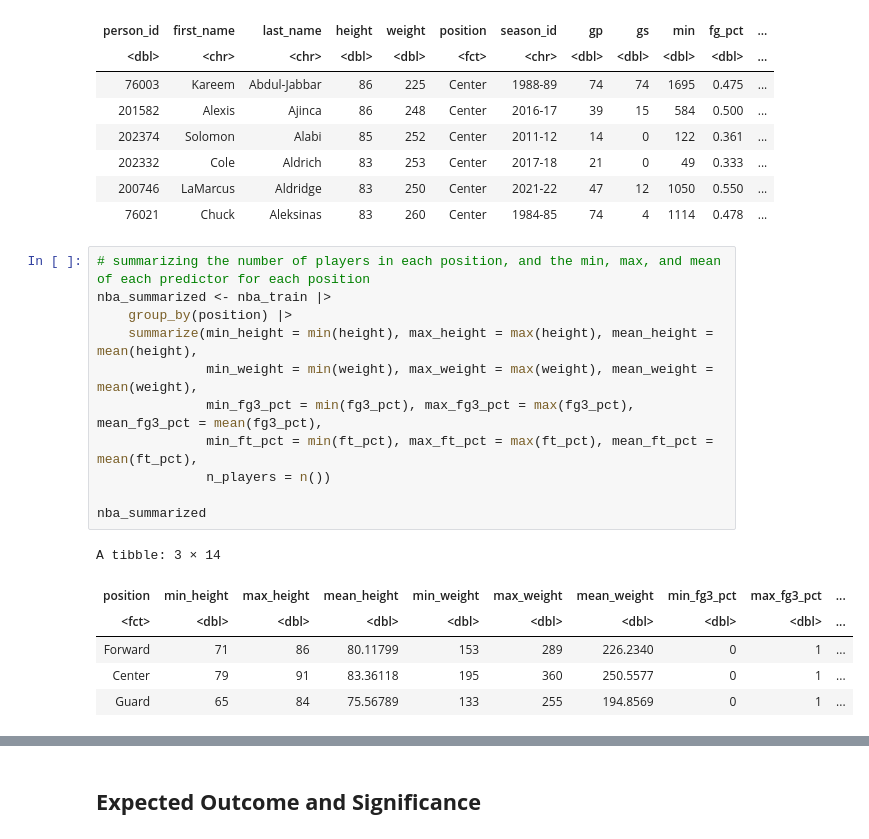
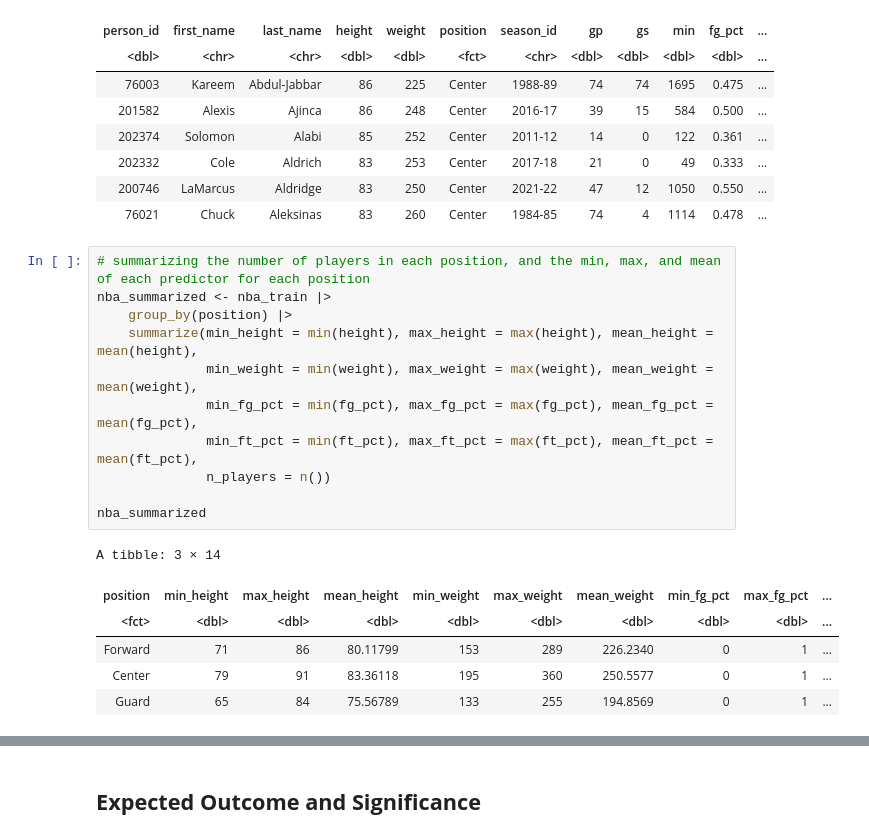
Before and after one commit to jakobsereda/nba-classifier, a Jupyter notebook: nba-classifier-proposal.ipynb, the cells around one changed output, grey strips where cells are left out. Saved outputs shown, nothing was run; the diff lists cells and outputs as text.

```diff
--- a/nba-classifier-proposal.ipynb
+++ b/nba-classifier-proposal.ipynb
@@ -63,17 +63,17 @@ A tibble: 6 × 20
 # %%
 # summarizing the number of players in each position, and the min, max, and mean of each predictor for each position
 nba_summarized <- nba_train |>
     group_by(position) |>
     summarize(min_height = min(height), max_height = max(height), mean_height = mean(height),
               min_weight = min(weight), max_weight = max(weight), mean_weight = mean(weight),
-              min_fg3_pct = min(fg3_pct), max_fg3_pct = max(fg3_pct), mean_fg3_pct = mean(fg3_pct),
+              min_fg_pct = min(fg_pct), max_fg_pct = max(fg_pct), mean_fg_pct = mean(fg_pct),
               min_ft_pct = min(ft_pct), max_ft_pct = max(ft_pct), mean_ft_pct = mean(ft_pct),
               n_players = n())
 
 nba_summarized
 # %% [output]
 A tibble: 3 × 14
-| position | min_height | max_height | mean_height | min_weight | max_weight | mean_weight | min_fg3_pct | max_fg3_pct | ... |
+| position | min_height | max_height | mean_height | min_weight | max_weight | mean_weight | min_fg_pct | max_fg_pct | ... |
 | <fct> | <dbl> | <dbl> | <dbl> | <dbl> | <dbl> | <dbl> | <dbl> | <dbl> | ... |
 | Forward | 71 | 86 | 80.11799 | 153 | 289 | 226.2340 | 0 | 1 | ... |
 | Center | 79 | 91 | 83.36118 | 195 | 360 | 250.5577 | 0 | 1 | ... |
```
Also changed, not shown: parts of 7 cells of this notebook, 1 other file.
